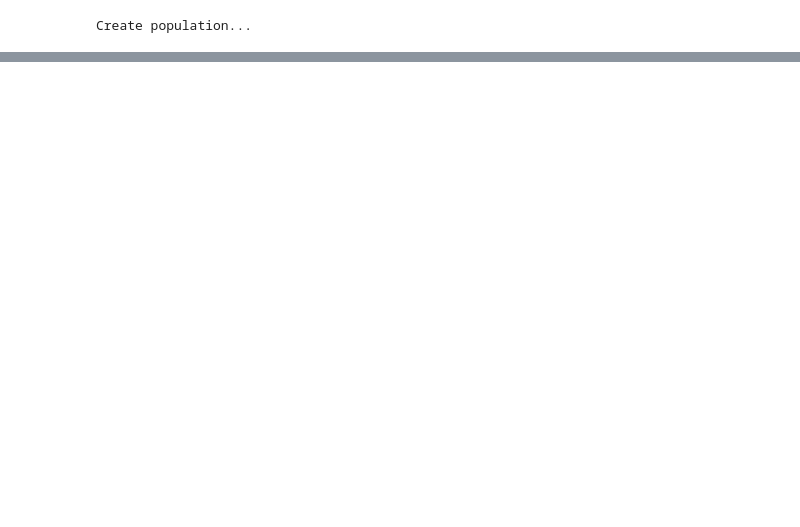
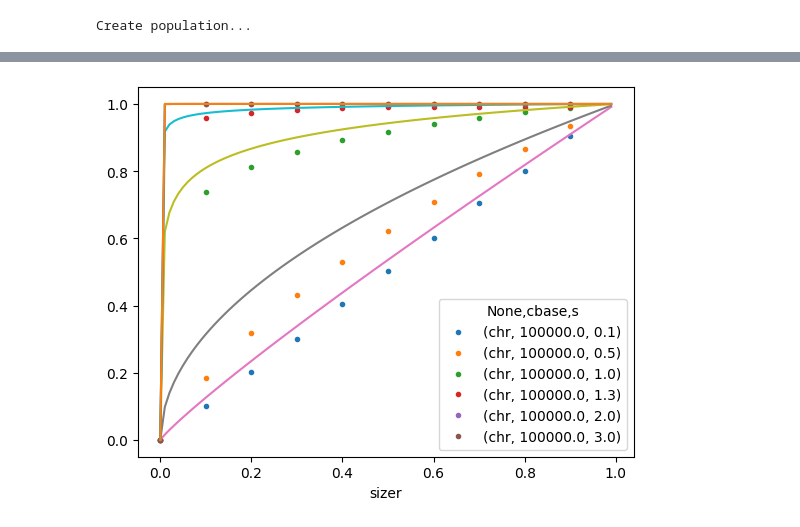
Before and after one commit to jursonovicst/cachesim, a Jupyter notebook: implementations/analysis.ipynb, the cells around one changed output, grey strips where cells are left out. Saved outputs shown, nothing was run; the diff lists cells and outputs as text; code cells hidden in the pictures; blank space fills up the shorter version.

```diff
--- a/implementations/analysis.ipynb
+++ b/implementations/analysis.ipynb
@@ -12,6 +16,14 @@ def hns(n: int, s: float) -> float:
     return sum([k ** -s for k in range(1, n + 1)])
 
 
+def pmf(k: int, s: float, n: int):
+    return k ** -s / hns(n, s)
+
+
+def cdf(k: int, s: float, n: int):
+    return hns(k, s) / hns(n, s)
+
+
 print("Create population...")
 s = 1.3
 HNs = hns(cbase, s)
@@ -42,0 +97,11 @@ Bytes sent: 1000000 B
+# %%
+dfu = df.unstack(level=['cbase', 's'])
+
+fig, ax = plt.subplots()
+dfu.plot(ax=ax, marker=".", linestyle='None')
+for name, cbase, s in dfu.columns.values:
+    x = np.arange(0, 1, 1 / 100)
+    y = list(map(lambda k: cdf(int(k * cbase), s, int(cbase)), x))
+    ax.plot(x, y)
+# %% [output]
+[figure, added]
```
Also changed, not shown: parts of 6 cells of this notebook, 2 other files.
